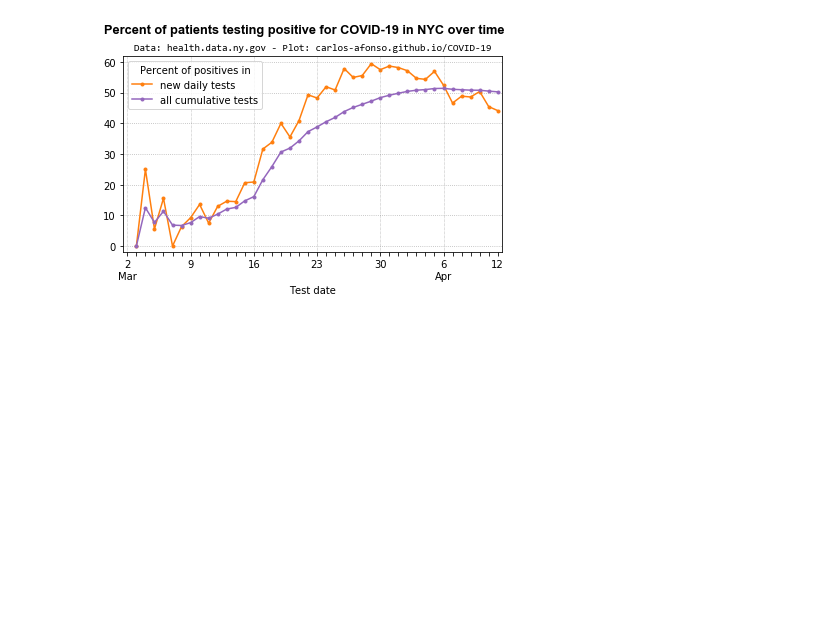
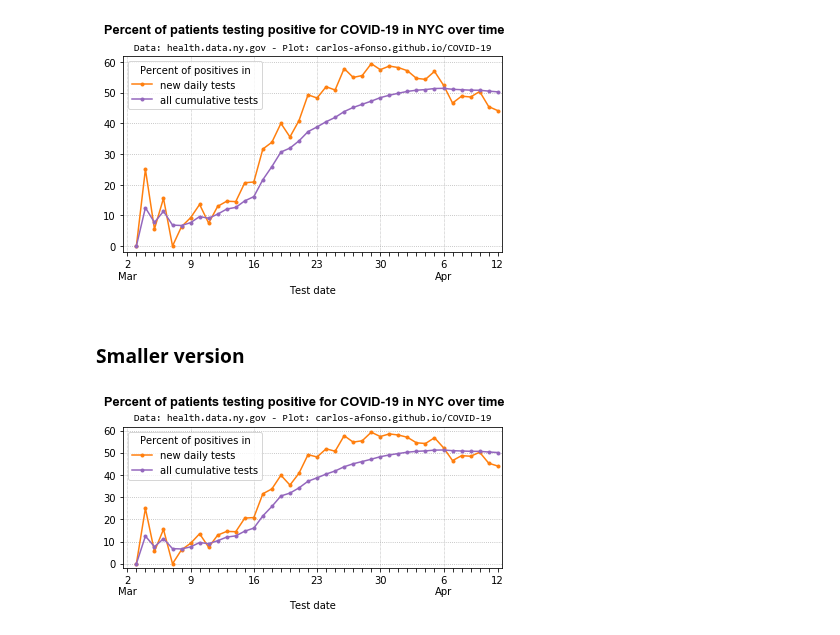
Before and after one commit to carlos-afonso/COVID-19, a Jupyter notebook: notebooks/nyc-covid-19-tests-cases.ipynb, the cells around one changed output. Cells and saved outputs as stored; diff of their text form; code cells hidden in the pictures; blank space fills up the shorter version.

```diff
--- a/notebooks/nyc-covid-19-tests-cases.ipynb
+++ b/notebooks/nyc-covid-19-tests-cases.ipynb
@@ -321,3 +321,37 @@ plt.show()
 file_path = '../images/nyc-covid-19-positive-pct-over-time'
 fig.savefig(file_path + '.svg')
 fig.savefig(file_path + '.png', dpi=200)
+# %% [markdown]
+### Smaller version
+# %%
+fig = plt.figure(figsize=(6, 3.2))
+
+plt.plot(nyc_df['new_pos_pct'], 'C1.-', label='new daily tests')
+plt.plot(nyc_df['cum_pos_pct'], 'C4.-', label='all cumulative tests')
+
+legend_title = 'Percent of positives in'
+#legend_title = 'Percent of COVID-19 positives in'
+plt.legend(title=legend_title)
+
+title = "Percent of patients testing positive for COVID-19 in NYC over time"
+plt.suptitle(title, fontfamily='Arial', fontsize=12.8, fontweight='bold', x=0.49)
+
+subtitle = "Data: health.data.ny.gov - Plot: carlos-afonso.github.io/COVID-19"
+plt.title(subtitle, fontfamily='Consolas', fontsize=10)
+
+plt.xlabel('Test date')
+#plt.ylabel('Percent of positive tests')
+
+plt.xlim(-0.5, len(x_values)-0.5)
+plt.ylim(-2, 62)
+
+plt.xticks(x_values, x_labels)
+
+plt.grid(axis='y', linestyle=':')
+for x in x_values_with_labels[:-1]:
+    plt.axvline(x, linestyle=':', linewidth=0.5, color='gray')
+
+plt.tight_layout(rect=[0, 0, 1, 0.95])
+plt.show()
+# %% [output]
+[figure, added]
```
Also changed, not shown: parts of 1 cell of this notebook, 4 other files.
